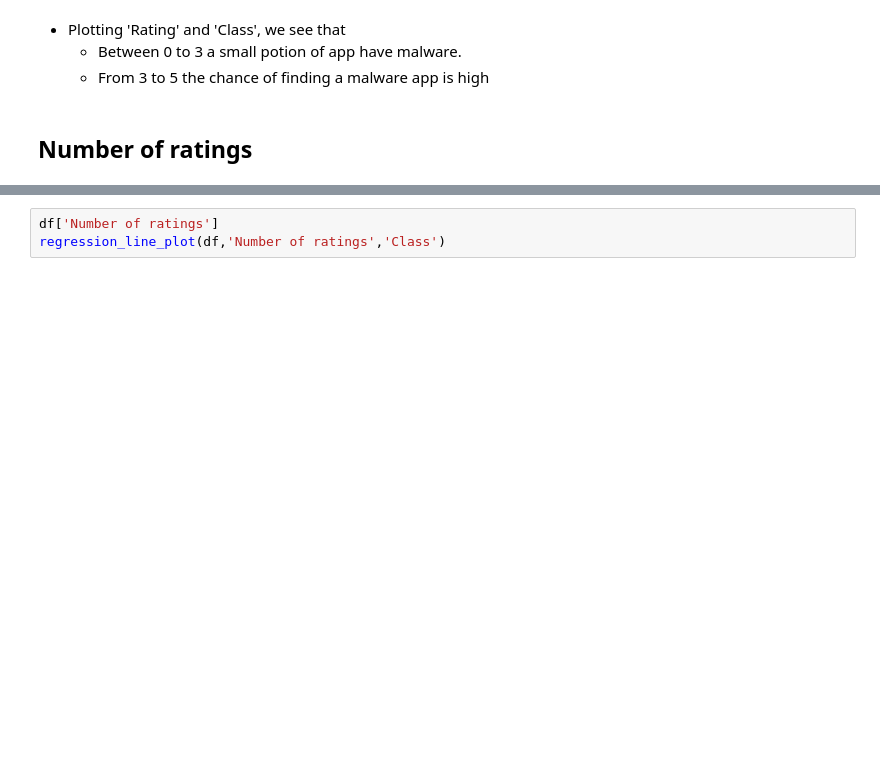
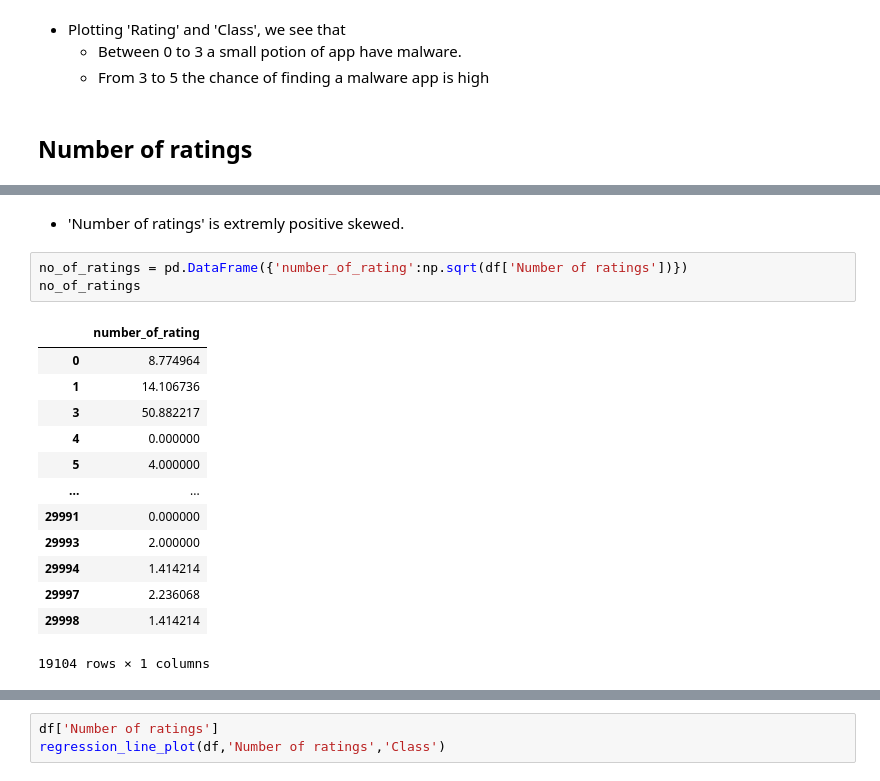
Before and after one commit to nayan136/Android-Authtentivcity-Prediction, a Jupyter notebook: ANDRIOD_AUTHENTICITY_PREDICTION.ipynb, the cells around one changed output, grey strips where cells are left out. Cells and saved outputs as stored; diff of their text form; blank space fills up the shorter version.

```diff
--- a/ANDRIOD_AUTHENTICITY_PREDICTION.ipynb
+++ b/ANDRIOD_AUTHENTICITY_PREDICTION.ipynb
@@ -766,0 +775,19 @@ sns.histplot(binwidth=1, x="Rating", hue="Class", data=df, stat="count", multipl
+# %% [markdown]
+* 'Number of ratings' is extremly positive skewed.
+# %%
+no_of_ratings = pd.DataFrame({'number_of_rating':np.sqrt(df['Number of ratings'])})
+no_of_ratings
+# %% [output]
+|  | number_of_rating |
+| 0 | 8.774964 |
+| 1 | 14.106736 |
+| 3 | 50.882217 |
+| 4 | 0.000000 |
+| 5 | 4.000000 |
+| ... | ... |
+| 29991 | 0.000000 |
+| 29993 | 2.000000 |
+| 29994 | 1.414214 |
+| 29997 | 2.236068 |
+| 29998 | 1.414214 |
+19104 rows × 1 columns
```
Also changed, not shown: parts of 14 cells of this notebook.
